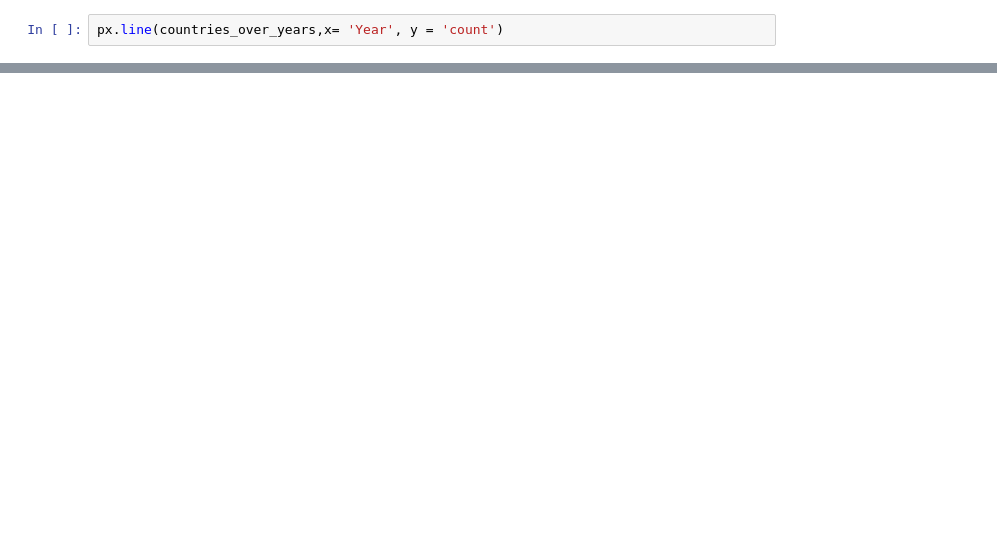
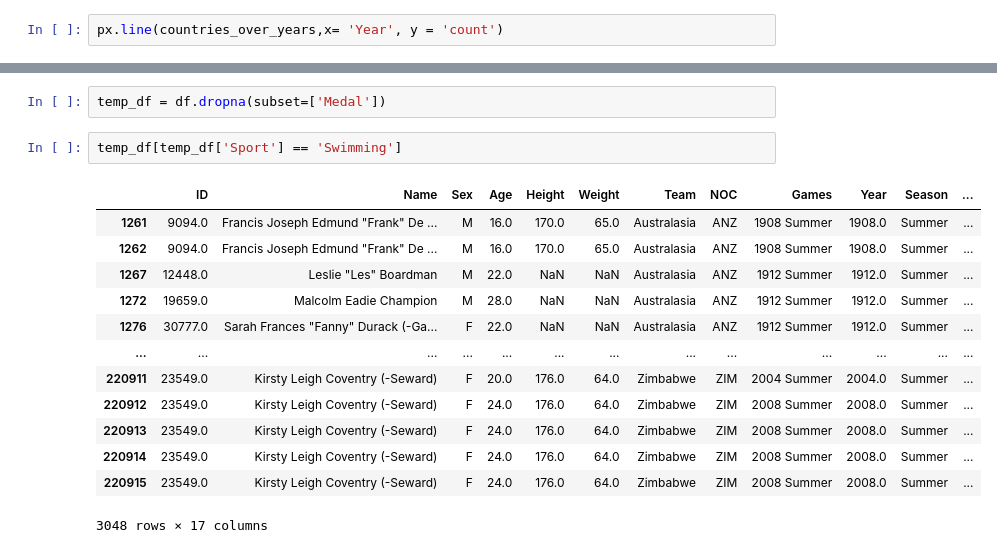
Before and after one commit to ZataraHere/Exploratory-Data-Analysis, a Jupyter notebook: olympics data analysis.ipynb, the cells around one changed output, grey strips where cells are left out. Drawn from its saved outputs; the diff is of its cells as text; blank space fills up the shorter version.

```diff
--- a/olympics data analysis.ipynb
+++ b/olympics data analysis.ipynb
@@ -274,0 +315,18 @@ px.line(countries_over_years,x= 'Year', y = 'count')
+# %%
+temp_df = df.dropna(subset=['Medal'])
+# %%
+temp_df[temp_df['Sport'] == 'Swimming']
+# %% [output]
+|  | ID | Name | Sex | Age | Height | Weight | Team | NOC | Games | Year | Season | ... |
+| 1261 | 9094.0 | Francis Joseph Edmund "Frank" De ... | M | 16.0 | 170.0 | 65.0 | Australasia | ANZ | 1908 Summer | 1908.0 | Summer | ... |
+| 1262 | 9094.0 | Francis Joseph Edmund "Frank" De ... | M | 16.0 | 170.0 | 65.0 | Australasia | ANZ | 1908 Summer | 1908.0 | Summer | ... |
+| 1267 | 12448.0 | Leslie "Les" Boardman | M | 22.0 | NaN | NaN | Australasia | ANZ | 1912 Summer | 1912.0 | Summer | ... |
+| 1272 | 19659.0 | Malcolm Eadie Champion | M | 28.0 | NaN | NaN | Australasia | ANZ | 1912 Summer | 1912.0 | Summer | ... |
+| 1276 | 30777.0 | Sarah Frances "Fanny" Durack (-Ga... | F | 22.0 | NaN | NaN | Australasia | ANZ | 1912 Summer | 1912.0 | Summer | ... |
+| ... | ... | ... | ... | ... | ... | ... | ... | ... | ... | ... | ... | ... |
+| 220911 | 23549.0 | Kirsty Leigh Coventry (-Seward) | F | 20.0 | 176.0 | 64.0 | Zimbabwe | ZIM | 2004 Summer | 2004.0 | Summer | ... |
+| 220912 | 23549.0 | Kirsty Leigh Coventry (-Seward) | F | 24.0 | 176.0 | 64.0 | Zimbabwe | ZIM | 2008 Summer | 2008.0 | Summer | ... |
+| 220913 | 23549.0 | Kirsty Leigh Coventry (-Seward) | F | 24.0 | 176.0 | 64.0 | Zimbabwe | ZIM | 2008 Summer | 2008.0 | Summer | ... |
+| 220914 | 23549.0 | Kirsty Leigh Coventry (-Seward) | F | 24.0 | 176.0 | 64.0 | Zimbabwe | ZIM | 2008 Summer | 2008.0 | Summer | ... |
+| 220915 | 23549.0 | Kirsty Leigh Coventry (-Seward) | F | 24.0 | 176.0 | 64.0 | Zimbabwe | ZIM | 2008 Summer | 2008.0 | Summer | ... |
+3048 rows × 17 columns
```
Also changed, not shown: parts of 10 cells of this notebook.
